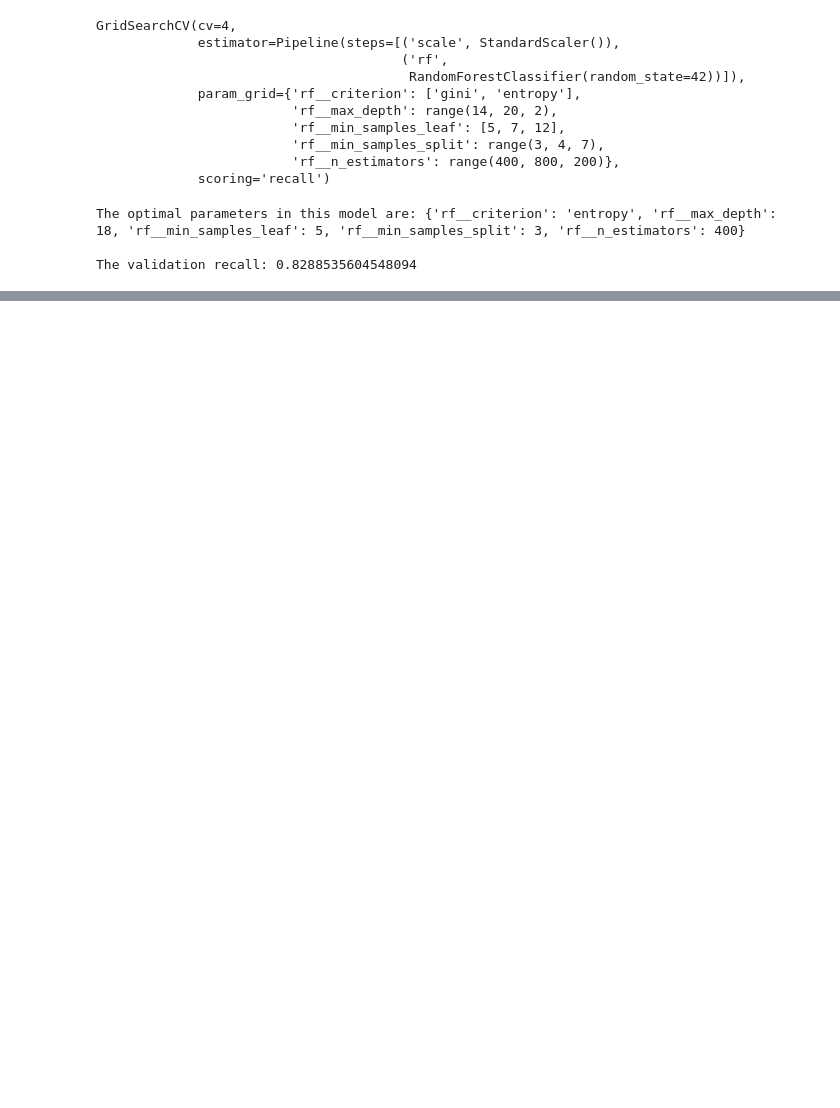
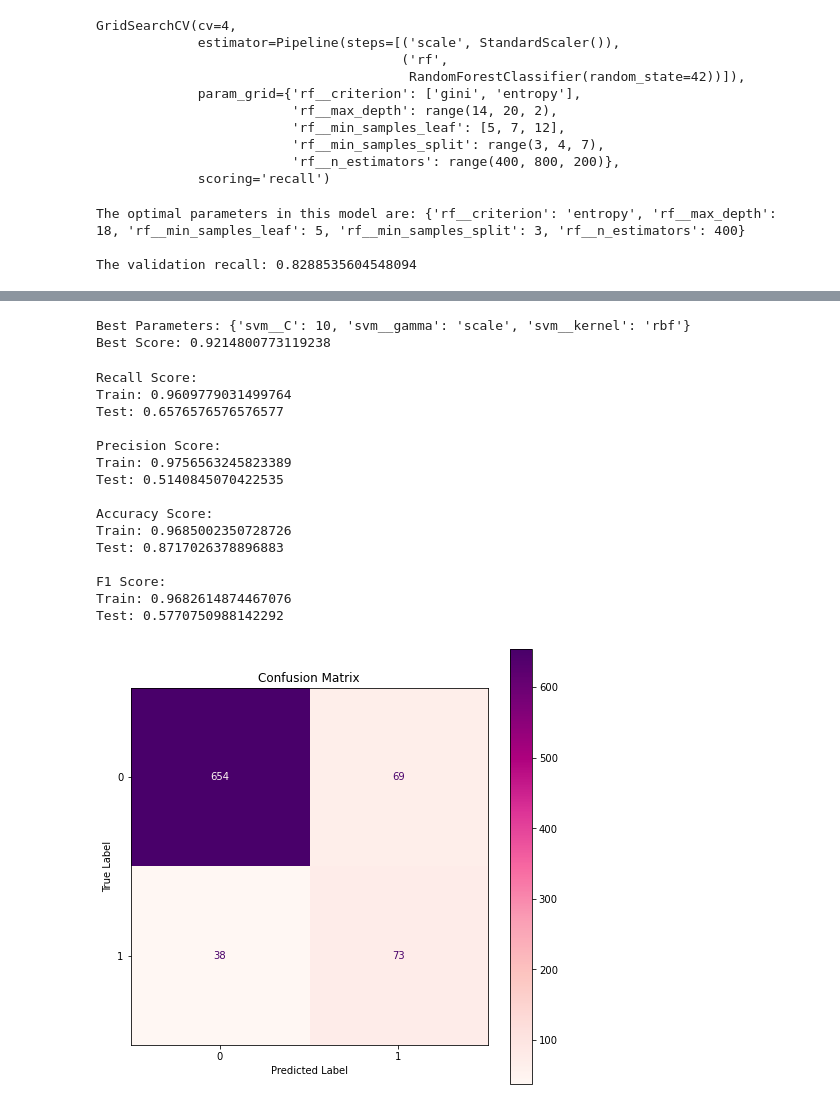
Before and after one commit to stellacherotich/Customer-Churn-Prediction, a Jupyter notebook: SyriaTel_Draft.ipynb, the cells around one changed output, grey strips where cells are left out. Saved outputs shown, nothing was run; the diff lists cells and outputs as text; code cells hidden in the pictures; blank space fills up the shorter version.

```diff
--- a/SyriaTel_Draft.ipynb
+++ b/SyriaTel_Draft.ipynb
@@ -896,0 +991,10 @@ The validation recall: 0.8288535604548094
+# %%
+params_svm = {
+    'svm__C': [0.1, 1, 10],
+    'svm__kernel': ['linear', 'rbf'],
+    'svm__gamma': ['scale', 'auto']
+}
+
+# Perform grid search
+gridsearch_svm = GridSearchCV(pipe_svm, params_svm, cv=4, scoring='recall')
+gridsearch_svm.fit(X_train_resampled, y_train_resampled)
@@ -896,0 +1009,31 @@ The validation recall: 0.8288535604548094
+# %%
+
+# Get the best parameters and best score
+best_params = gridsearch_svm.best_params_
+best_score = gridsearch_svm.best_score_
+
+# Print the best parameters and best score
+print("Best Parameters:", best_params)
+print("Best Score:", best_score)
+# %% [output]
+Best Parameters: {'svm__C': 10, 'svm__gamma': 'scale', 'svm__kernel': 'rbf'}
+Best Score: 0.9214800773119238
+# %%
+evaluate(gridsearch_svm, X_test, y_test)
+# %% [output]
+Recall Score:
+Train: 0.9609779031499764
+Test: 0.6576576576576577
+
+Precision Score:
+Train: 0.9756563245823389
+Test: 0.5140845070422535
+
+Accuracy Score:
+Train: 0.9685002350728726
+Test: 0.8717026378896883
+
+F1 Score:
+Train: 0.9682614874467076
+Test: 0.5770750988142292
+[figure, added]
```
Also changed, not shown: parts of 29 cells of this notebook, 2 other files.
